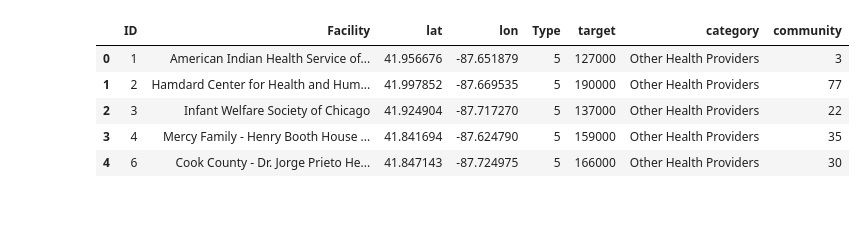
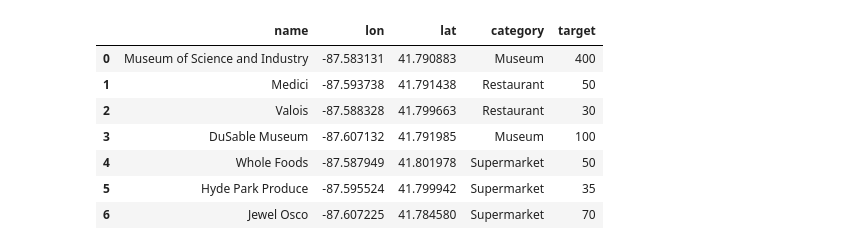
Before and after one commit to GeoDaCenter/spatial_access, a Jupyter notebook: docs/notebooks/simple demo.ipynb, the cells around one changed output. Drawn from its saved outputs; the diff is of its cells as text; code cells hidden in the pictures; blank space fills up the shorter version.

```diff
--- a/docs/notebooks/simple demo.ipynb
+++ b/docs/notebooks/simple demo.ipynb
@@ -12,6 +31,6 @@ cd '/Users/irene/Desktop/example/spatial_access'
 from spatial_access.p2p import *
 # %%
 import pandas as pd
-sources_df = pd.read_csv('data/input_data/tracts2010.csv')
-dests_df = pd.read_csv('data/input_data/health_chicago.csv')
+sources_df = pd.read_csv('data/input_data/sources/hyde_park_tracts.csv')
+dests_df = pd.read_csv('data/input_data/destinations/hyde_park_dests.csv')
 # %%
@@ -26,11 +52,13 @@ sources_df.head()
 # %%
-dests_df.head()
+dests_df
 # %% [output]
-|  | ID | Facility | lat | lon | Type | target | category | community |
-| 0 | 1 | American Indian Health Service of... | 41.956676 | -87.651879 | 5 | 127000 | Other Health Providers | 3 |
-| 1 | 2 | Hamdard Center for Health and Hum... | 41.997852 | -87.669535 | 5 | 190000 | Other Health Providers | 77 |
-| 2 | 3 | Infant Welfare Society of Chicago | 41.924904 | -87.717270 | 5 | 137000 | Other Health Providers | 22 |
-| 3 | 4 | Mercy Family - Henry Booth House ... | 41.841694 | -87.624790 | 5 | 159000 | Other Health Providers | 35 |
-| 4 | 6 | Cook County - Dr. Jorge Prieto He... | 41.847143 | -87.724975 | 5 | 166000 | Other Health Providers | 30 |
+|  | name | lon | lat | category | target |
+| 0 | Museum of Science and Industry | -87.583131 | 41.790883 | Museum | 400 |
+| 1 | Medici | -87.593738 | 41.791438 | Restaurant | 50 |
+| 2 | Valois | -87.588328 | 41.799663 | Restaurant | 30 |
+| 3 | DuSable Museum | -87.607132 | 41.791985 | Museum | 100 |
+| 4 | Whole Foods | -87.587949 | 41.801978 | Supermarket | 50 |
+| 5 | Hyde Park Produce | -87.595524 | 41.799942 | Supermarket | 35 |
+| 6 | Jewel Osco | -87.607225 | 41.784580 | Supermarket | 70 |
 # %%
 #assymetrix matrix, different source and dest files
```
Also changed, not shown: parts of 64 cells of this notebook, 19 other files.
